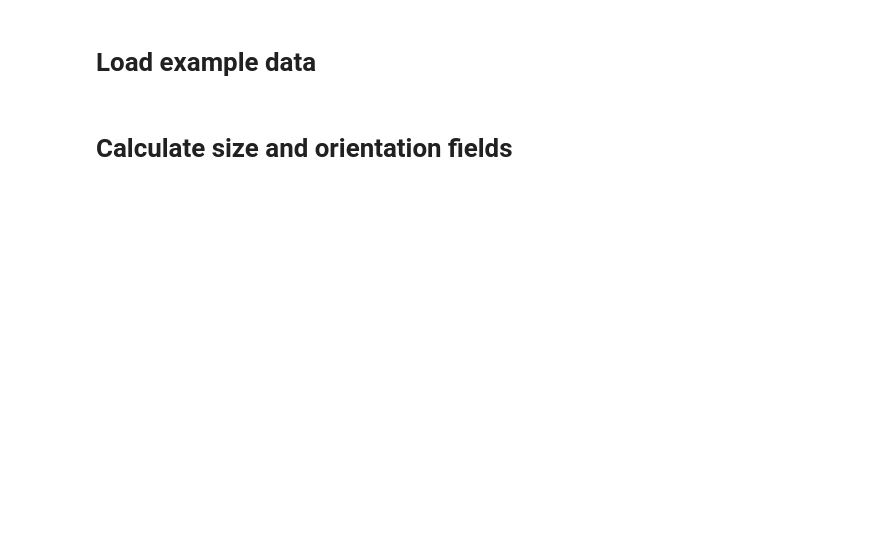
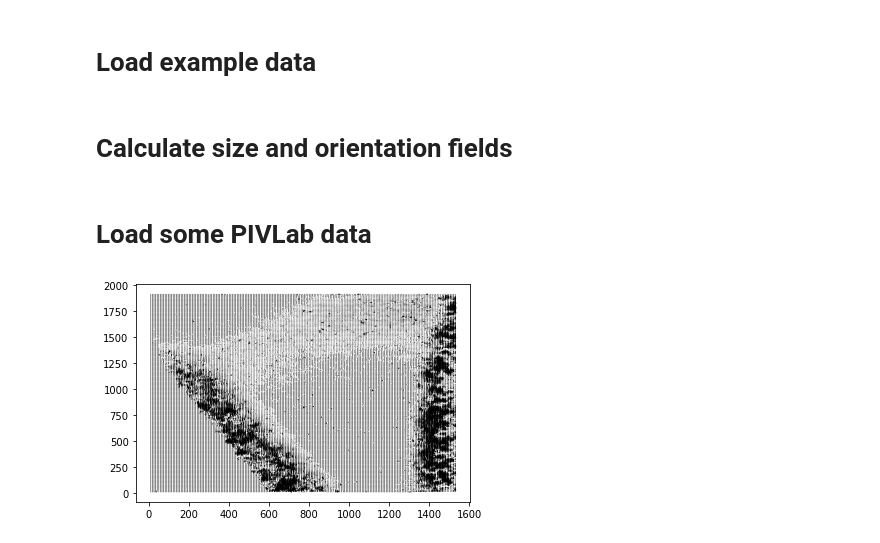
Before and after one commit to scigem/PynamiX, a Jupyter notebook: PynamiX Examples.ipynb, the cells around one changed output. Saved outputs shown, nothing was run; the diff lists cells and outputs as text; code cells hidden in the pictures; blank space fills up the shorter version.

```diff
--- a/PynamiX Examples.ipynb
+++ b/PynamiX Examples.ipynb
@@ -24,3 +24,11 @@ plt.subplot(133)
 plt.pcolormesh(size[:,:,0])
 plt.colorbar()
 plt.show()
+# %% [markdown]
+# Load some PIVLab data
+# %%
+x,y,u,v = io.load_PIVLab_txtfiles('/Volumes/LTS/DynamiX/PerpetualAvalanche/PerpetualAvalanche-3mm-4mm-80-20/PIV/',start=1000,end=1020,tstep=5)
+plt.quiver(x,y,u[0,:,:],v[0,:,:])
+plt.show()
+# %% [output]
+[figure, added]
```
Also changed, not shown: 2 other files.
